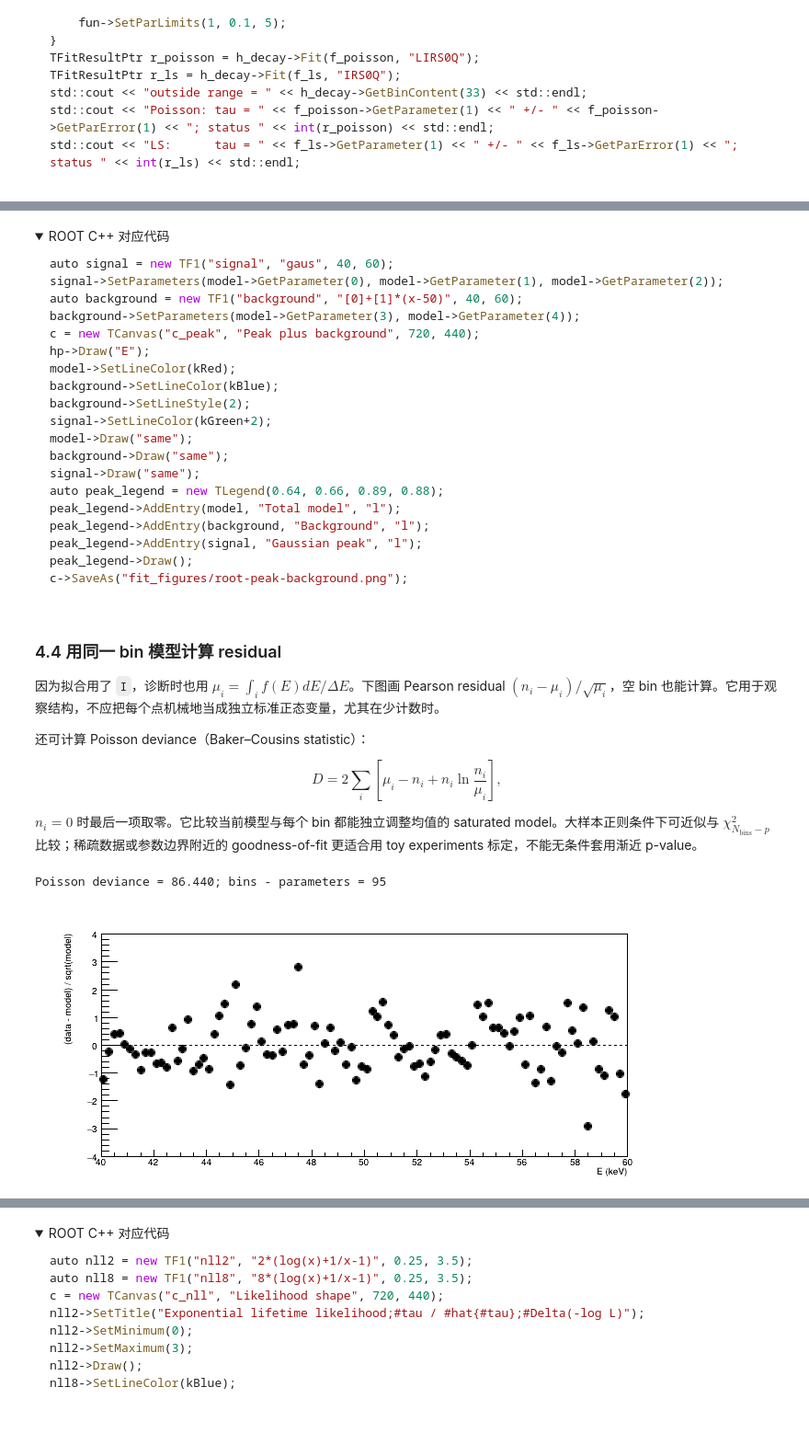
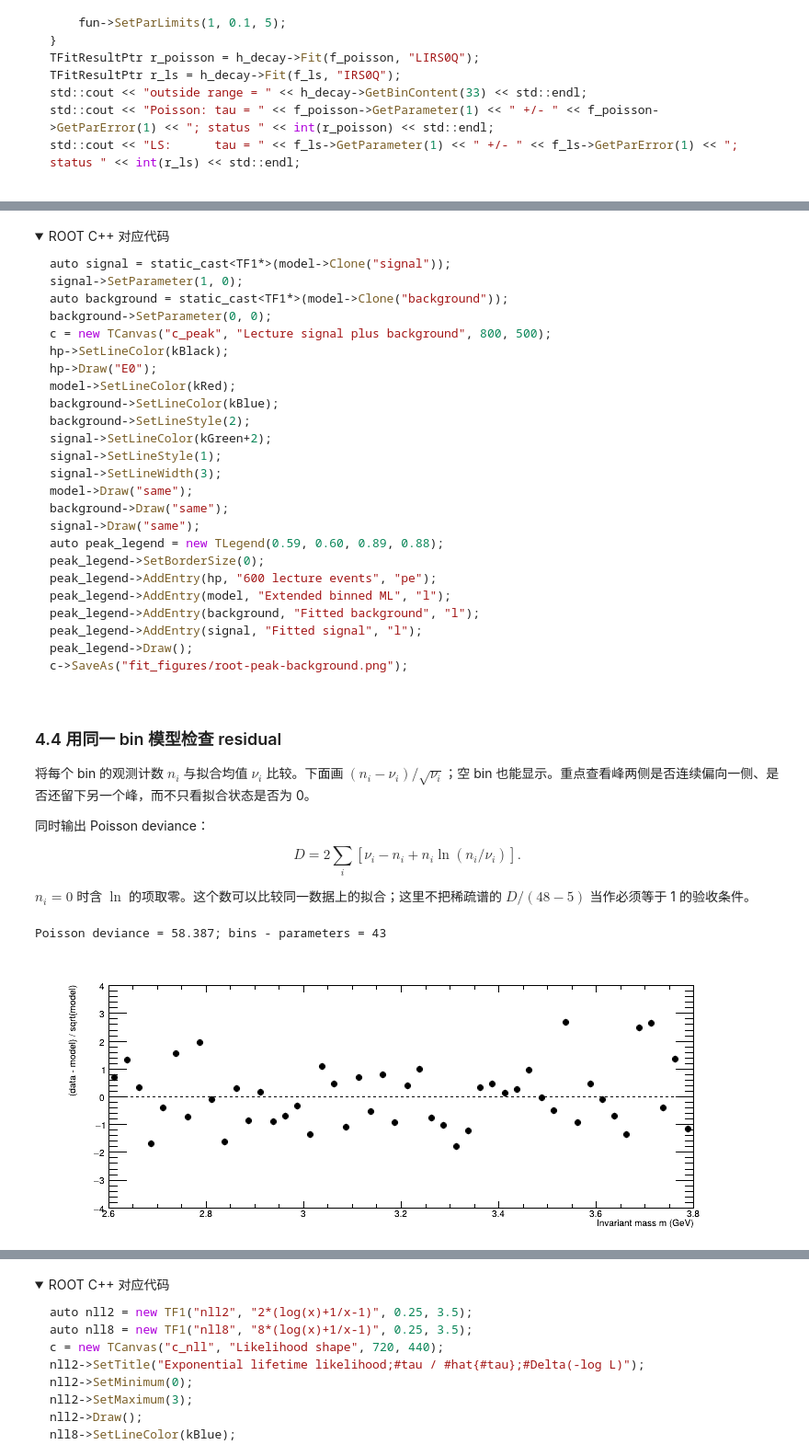
Before and after one commit to zhihuanli/Experimental-Method-in-Nuclear-Physics, a Jupyter notebook: chapt2/ROOT_Fit_Tutorial.ipynb, the cells around one changed output, grey strips where cells are left out. Shown at 92% size. Saved outputs shown, nothing was run; the diff lists cells and outputs as text; code cells hidden in the pictures; folded sections open; blank space fills up the shorter version.

Commit message:
Align ROOT and RooFit tutorials with lecture methods and shared mass data

````diff
--- a/chapt2/ROOT_Fit_Tutorial.ipynb
+++ b/chapt2/ROOT_Fit_Tutorial.ipynb
@@ -493,17 +531,8 @@ c->SaveAs("fit_figures/root-sidebands.png");
 # %%
-model = ROOT.TF1("peak_background", "gaus(0)+[3]+[4]*(x-50)", 40, 60)
-model.SetParNames("A", "mean", "sigma", "b0", "b1")
-model.SetParameters(hp.GetMaximum()-bg_seed.Eval(50),
-                    hp.GetBinCenter(hp.GetMaximumBin()), 1,
-                    bg_seed.GetParameter(0), bg_seed.GetParameter(1))
-model.SetParLimits(0, 1, 1000)
-model.SetParLimits(1, 46, 54)
-model.SetParLimits(2, 0.2, 3)
-model.SetParLimits(3, 10, 100)
-model.SetParLimits(4, -0.9, 0.9)
 peak_result = hp.Fit(model, "LIRS0Q")
 print("status =", int(peak_result), "covariance status =", peak_result.CovMatrixStatus())
 for j in range(5):
-    print(f"{model.GetParName(j):5s} = {model.GetParameter(j):.4f} +/- {model.GetParError(j):.4f}")
+    print(f"{model.GetParName(j):5s} = {model.GetParameter(j):.5f} +/- {model.GetParError(j):.5f}")
+print(f"Expected total = {model.GetParameter(0)+model.GetParameter(1):.3f}")
 # %% [output]
 status = 0 covariance status = 3
@@ -563,61 +591,66 @@ display(Image(filename="fit_figures/root-peak-background.png"))
 <details><summary>ROOT C++ 对应代码</summary>
 
 ```cpp
-auto signal = new TF1("signal", "gaus", 40, 60);
-signal->SetParameters(model->GetParameter(0), model->GetParameter(1), model->GetParameter(2));
-auto background = new TF1("background", "[0]+[1]*(x-50)", 40, 60);
-background->SetParameters(model->GetParameter(3), model->GetParameter(4));
-c = new TCanvas("c_peak", "Peak plus background", 720, 440);
-hp->Draw("E");
+auto signal = static_cast<TF1*>(model->Clone("signal"));
+signal->SetParameter(1, 0);
+auto background = static_cast<TF1*>(model->Clone("background"));
+background->SetParameter(0, 0);
+c = new TCanvas("c_peak", "Lecture signal plus background", 800, 500);
+hp->SetLineColor(kBlack);
+hp->Draw("E0");
 model->SetLineColor(kRed);
 background->SetLineColor(kBlue);
 background->SetLineStyle(2);
 signal->SetLineColor(kGreen+2);
+signal->SetLineStyle(1);
+signal->SetLineWidth(3);
 model->Draw("same");
 background->Draw("same");
 signal->Draw("same");
-auto peak_legend = new TLegend(0.64, 0.66, 0.89, 0.88);
-peak_legend->AddEntry(model, "Total model", "l");
-peak_legend->AddEntry(background, "Background", "l");
-peak_legend->AddEntry(signal, "Gaussian peak", "l");
+auto peak_legend = new TLegend(0.59, 0.60, 0.89, 0.88);
+peak_legend->SetBorderSize(0);
+peak_legend->AddEntry(hp, "600 lecture events", "pe");
+peak_legend->AddEntry(model, "Extended binned ML", "l");
+peak_legend->AddEntry(background, "Fitted background", "l");
+peak_legend->AddEntry(signal, "Fitted signal", "l");
 peak_legend->Draw();
 c->SaveAs("fit_figures/root-peak-background.png");
 ```
 
 </details>
 # %% [markdown]
-### 4.4 用同一 bin 模型计算 residual
+### 4.4 用同一 bin 模型检查 residual
 
-因为拟合用了 `I`，诊断时也用 $\mu_i=\int_i f(E)dE/\Delta E$。下图画 Pearson residual $(n_i-\mu_i)/\sqrt{\mu_i}$，空 bin 也能计算。它用于观察结构，不应把每个点机械地当成独立标准正态变量，尤其在少计数时。
+将每个 bin 的观测计数 $n_i$ 与拟合均值 $\nu_i$ 比较。下面画 $(n_i-\nu_i)/\sqrt{\nu_i}$；空 bin 也能显示。重点查看峰两侧是否连续偏向一侧、是否还留下另一个峰，而不只看拟合状态是否为 0。
 
-还可计算 Poisson deviance（Baker–Cousins statistic）：
+同时输出 Poisson deviance：
 
-$$D=2\sum_i\left[\mu_i-n_i+n_i\ln\frac{n_i}{\mu_i}\right],$$
+$$D=2\sum_i\left[\nu_i-n_i+n_i\ln(n_i/\nu_i)\right].$$
 
-$n_i=0$ 时最后一项取零。它比较当前模型与每个 bin 都能独立调整均值的 saturated model。大样本正则条件下可近似与 $\chi^2_{N_\mathrm{bins}-p}$ 比较；稀疏数据或参数边界附近的 goodness-of-fit 更适合用 toy experiments 标定，不能无条件套用渐近 p-value。
+$n_i=0$ 时含 $\ln$ 的项取零。这个数可以比较同一数据上的拟合；这里不把稀疏谱的 $D/(48-5)$ 当作必须等于 1 的验收条件。
 # %%
-pull = ROOT.TH1D("peak_pull", ";E (keV);(data - model) / sqrt(model)", 100, 40, 60)
+pull = ROOT.TH1D("peak_pull", ";Invariant mass m (GeV);(data - model) / sqrt(model)", 48, a, b)
 deviance = 0.0
-for i in range(1, 101):
+for i in range(1, 49):
     lo = hp.GetBinLowEdge(i)
-    mu_i = model.Integral(lo, lo+width) / width
+    nu_i = model.Integral(lo, lo+width) / width
     ni = hp.GetBinContent(i)
-    pull.SetBinContent(i, (ni-mu_i)/math.sqrt(mu_i))
-    deviance += 2*(mu_i-ni + (ni*math.log(ni/mu_i) if ni > 0 else 0))
-print(f"Poisson deviance = {deviance:.3f}; bins - parameters = 95")
-c = ROOT.TCanvas("c_peak_pull", "Peak residual", 720, 330)
+    pull.SetBinContent(i, (ni-nu_i)/math.sqrt(nu_i))
+    deviance += 2*(nu_i-ni + (ni*math.log(ni/nu_i) if ni > 0 else 0))
+print(f"Poisson deviance = {deviance:.3f}; bins - parameters = 43")
+c = ROOT.TCanvas("c_peak_pull", "Peak residual", 800, 330)
 pull.SetMinimum(-4)
 pull.SetMaximum(4)
 pull.SetMarkerStyle(20)
 pull.Draw("P")
-zero_peak = ROOT.TLine(40, 0, 60, 0)
+zero_peak = ROOT.TLine(a, 0, b, 0)
 zero_peak.SetLineStyle(2)
 zero_peak.Draw()
 c.SaveAs("fit_figures/root-peak-residual.png")
 display(Image(filename="fit_figures/root-peak-residual.png"))
 # %% [output]
-Poisson deviance = 86.440; bins - parameters = 95
+Poisson deviance = 58.387; bins - parameters = 43
-[figure, old version]
+[figure, new version]
 # %% [markdown]
 <details><summary>ROOT C++ 对应代码</summary>
 
````
Also changed, not shown: parts of 38 cells of this notebook, 39 other files.
